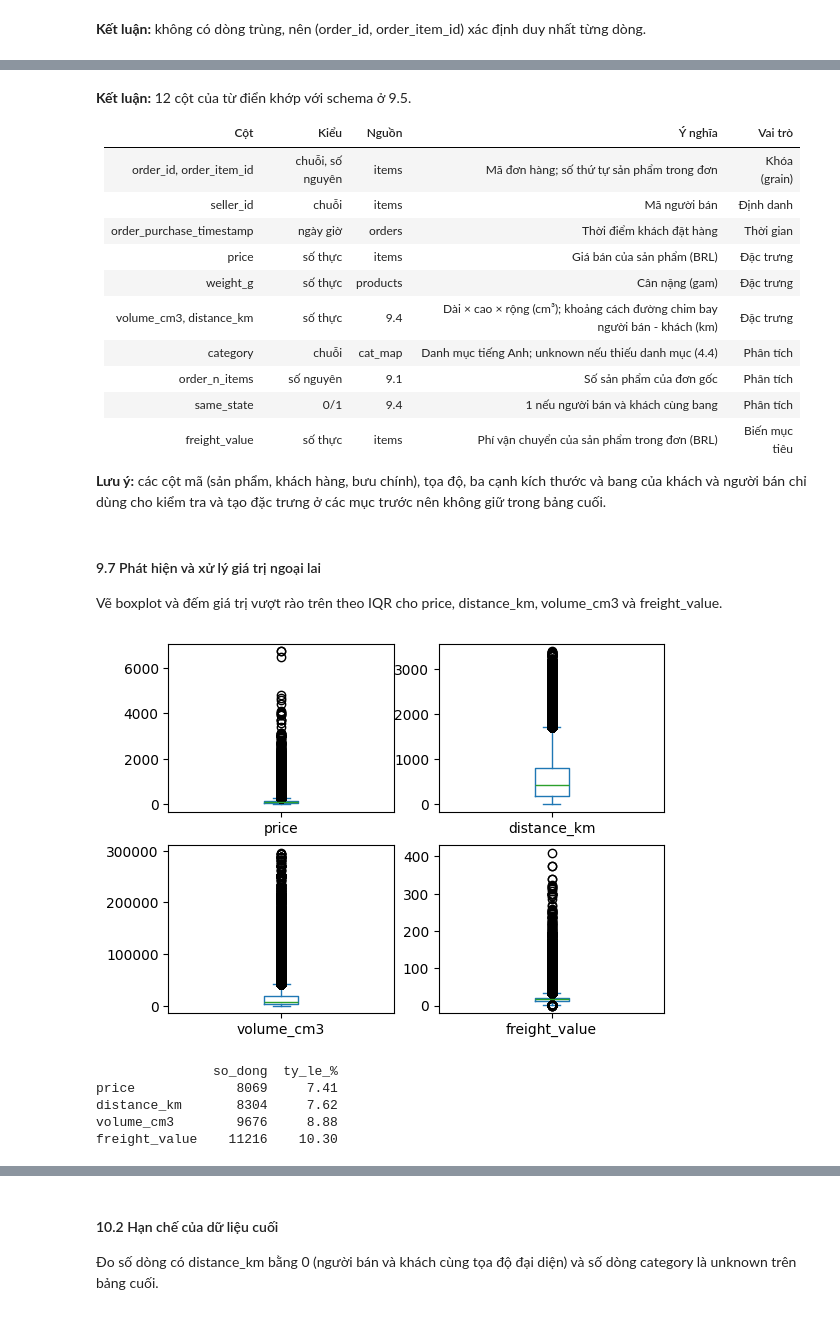
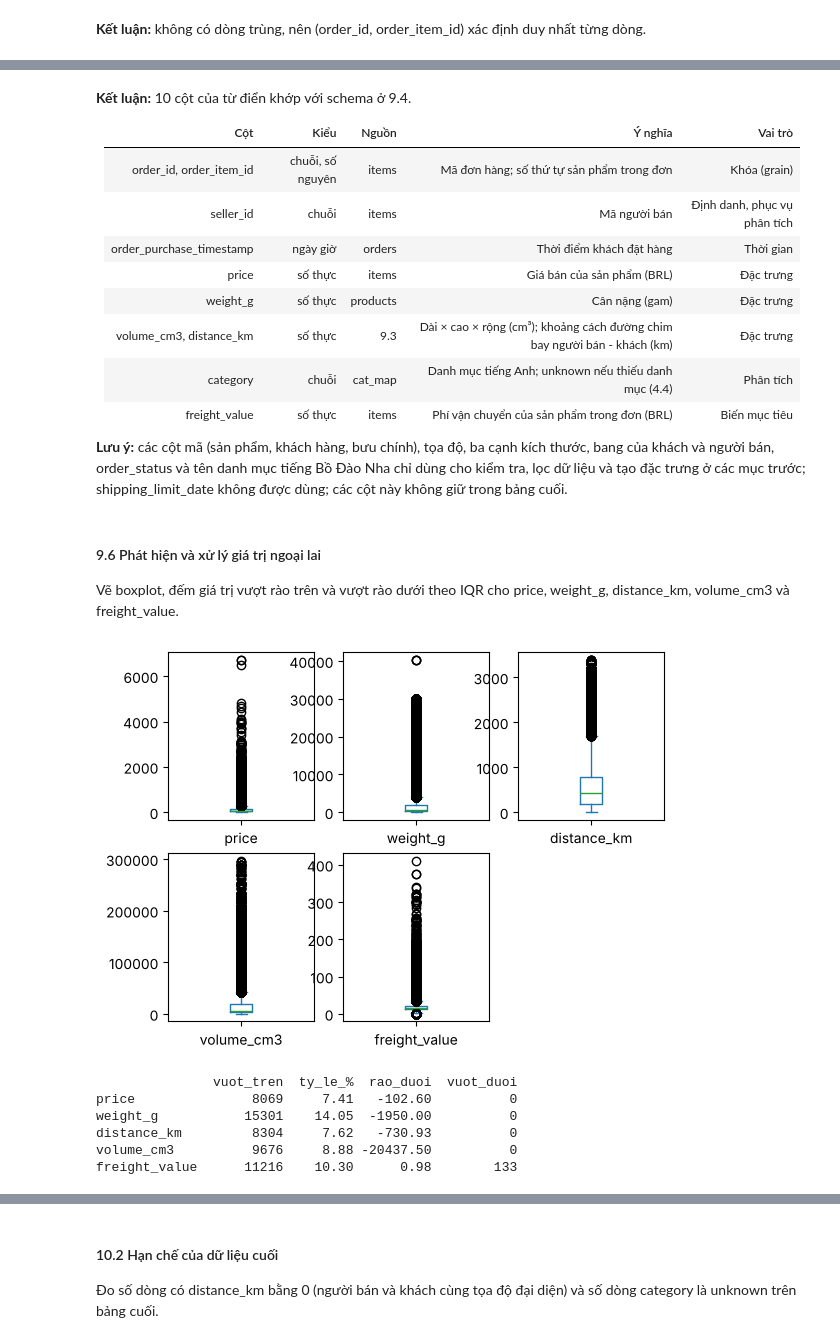
Before and after one commit to QuachThanh2206/ADY201m-Group8-AI2107, a Jupyter notebook: notebooks/3. Clean data.ipynb, the cells around one changed output, grey strips where cells are left out. Saved outputs shown, nothing was run; the diff lists cells and outputs as text; code cells hidden in the pictures.

```diff
--- a/notebooks/3. Clean data.ipynb
+++ b/notebooks/3. Clean data.ipynb
@@ -204,6 +206,2 @@ plt.show()
 
 **Hạn chế:** điểm sai nằm trong khung bao không bị loại ở bước này.
-# %%
-geo_in = geo[trong_khung]
-print('so dong geo    :', len(geo), '->', len(geo_in))
-print('so ma buu chinh: ', geo['geolocation_zip_code_prefix'].nunique(), '->', geo_in['geolocation_zip_code_prefix'].nunique())
@@ -819,7 +790,0 @@ Thêm order_n_items, số sản phẩm của mỗi đơn, đếm trên bảng it
-# %%
-df['order_n_items'] = df['order_id'].map(items.groupby('order_id').size())
-chk = df.groupby('order_id').agg(n=('order_item_id', 'size'), k=('order_n_items', 'first'))
-
-print('lon nhat:', df['order_n_items'].max())
-print('so don:', len(chk), '| don co so dong khac order_n_items:', (chk['n'] != chk['k']).sum())
-print(df.shape)
@@ -873,8 +833,7 @@ Tính ba đặc trưng và in thống kê mô tả.
 # %%
 df['distance_km'] = haversine_km(df['s_lat'], df['s_lng'], df['c_lat'], df['c_lng'])
 df['volume_cm3'] = df['product_length_cm'] * df['product_height_cm'] * df['product_width_cm']
-df['same_state'] = (df['seller_state'] == df['customer_state']).astype(int)
 
-print(df[['distance_km', 'volume_cm3', 'same_state']].describe().round(2))
+print(df[['distance_km', 'volume_cm3']].describe().round(2))
 print(df.shape)
 # %% [output]
@@ -898,7 +861,7 @@ max        3398.49   296208.00        1.00
 df = df.rename(columns={'product_weight_g': 'weight_g', 'product_category_name_english': 'category'})
 cot_giu = ['order_id', 'order_item_id', 'seller_id', 'order_purchase_timestamp',
            'price', 'weight_g', 'volume_cm3', 'distance_km',
-           'category', 'order_n_items', 'same_state', 'freight_value']
+           'category', 'freight_value']
 df = df[cot_giu]
 print(df.shape)
 # %% [output]
@@ -926,39 +887,39 @@ same_state                           int64
 freight_value                      float64
 dtype: object
 # %% [markdown]
-**Kết luận:** 12 cột của từ điển khớp với schema ở 9.5.
+**Kết luận:** 10 cột của từ điển khớp với schema ở 9.4.
 
 | Cột | Kiểu | Nguồn | Ý nghĩa | Vai trò |
 |---|---|---|---|---|
 | order_id, order_item_id | chuỗi, số nguyên | items | Mã đơn hàng; số thứ tự sản phẩm trong đơn | Khóa (grain) |
-| seller_id | chuỗi | items | Mã người bán | Định danh |
+| seller_id | chuỗi | items | Mã người bán | Định danh, phục vụ phân tích |
 | order_purchase_timestamp | ngày giờ | orders | Thời điểm khách đặt hàng | Thời gian |
 | price | số thực | items | Giá bán của sản phẩm (BRL) | Đặc trưng |
 | weight_g | số thực | products | Cân nặng (gam) | Đặc trưng |
-| volume_cm3, distance_km | số thực | 9.4 | Dài × cao × rộng (cm³); khoảng cách đường chim bay người bán - khách (km) | Đặc trưng |
+| volume_cm3, distance_km | số thực | 9.3 | Dài × cao × rộng (cm³); khoảng cách đường chim bay người bán - khách (km) | Đặc trưng |
 | category | chuỗi | cat_map | Danh mục tiếng Anh; unknown nếu thiếu danh mục (4.4) | Phân tích |
-| order_n_items | số nguyên | 9.1 | Số sản phẩm của đơn gốc | Phân tích |
-| same_state | 0/1 | 9.4 | 1 nếu người bán và khách cùng bang | Phân tích |
 | freight_value | số thực | items | Phí vận chuyển của sản phẩm trong đơn (BRL) | Biến mục tiêu |
 
-**Lưu ý:** các cột mã (sản phẩm, khách hàng, bưu chính), tọa độ, ba cạnh kích thước và bang của khách và người bán chỉ dùng cho kiểm tra và tạo đặc trưng ở các mục trước nên không giữ trong bảng cuối.
+**Lưu ý:** các cột mã (sản phẩm, khách hàng, bưu chính), tọa độ, ba cạnh kích thước, bang của khách và người bán, order_status và tên danh mục tiếng Bồ Đào Nha chỉ dùng cho kiểm tra, lọc dữ liệu và tạo đặc trưng ở các mục trước; shipping_limit_date không được dùng; các cột này không giữ trong bảng cuối.
 # %% [markdown]
-#### 9.7 Phát hiện và xử lý giá trị ngoại lai
+#### 9.6 Phát hiện và xử lý giá trị ngoại lai
 
-Vẽ boxplot và đếm giá trị vượt rào trên theo IQR cho price, distance_km, volume_cm3 và freight_value.
+Vẽ boxplot, đếm giá trị vượt rào trên và vượt rào dưới theo IQR cho price, weight_g, distance_km, volume_cm3 và freight_value.
 # %%
-cot = ['price', 'distance_km', 'volume_cm3', 'freight_value']
-df[cot].plot(kind='box', subplots=True, layout=(2, 2))
+cot = ['price', 'weight_g', 'distance_km', 'volume_cm3', 'freight_value']
+df[cot].plot(kind='box', subplots=True, layout=(2, 3))
 plt.show()
 
 q1, q3 = df[cot].quantile(0.25), df[cot].quantile(0.75)
 vuot = df[cot] > q3 + 1.5 * (q3 - q1)
-print(pd.DataFrame({'so_dong': vuot.sum(), 'ty_le_%': vuot.mean() * 100}).round(2))
+duoi = df[cot] < q1 - 1.5 * (q3 - q1)
+print(pd.DataFrame({'vuot_tren': vuot.sum(), 'ty_le_%': vuot.mean() * 100, 'rao_duoi': q1 - 1.5 * (q3 - q1), 'vuot_duoi': duoi.sum()}).round(2))
 # %% [output]
-[figure, old version]
+[figure, new version]
-               so_dong  ty_le_%
-price             8069     7.41
-distance_km       8304     7.62
-volume_cm3        9676     8.88
-freight_value    11216    10.30
+               vuot_tren  ty_le_%  rao_duoi  vuot_duoi
+price               8069     7.41   -102.60          0
+weight_g           15301    14.05  -1950.00          0
+distance_km         8304     7.62   -730.93          0
+volume_cm3          9676     8.88 -20437.50          0
+freight_value      11216    10.30      0.98        133
 # %% [markdown]
```
Also changed, not shown: parts of 57 cells of this notebook.
